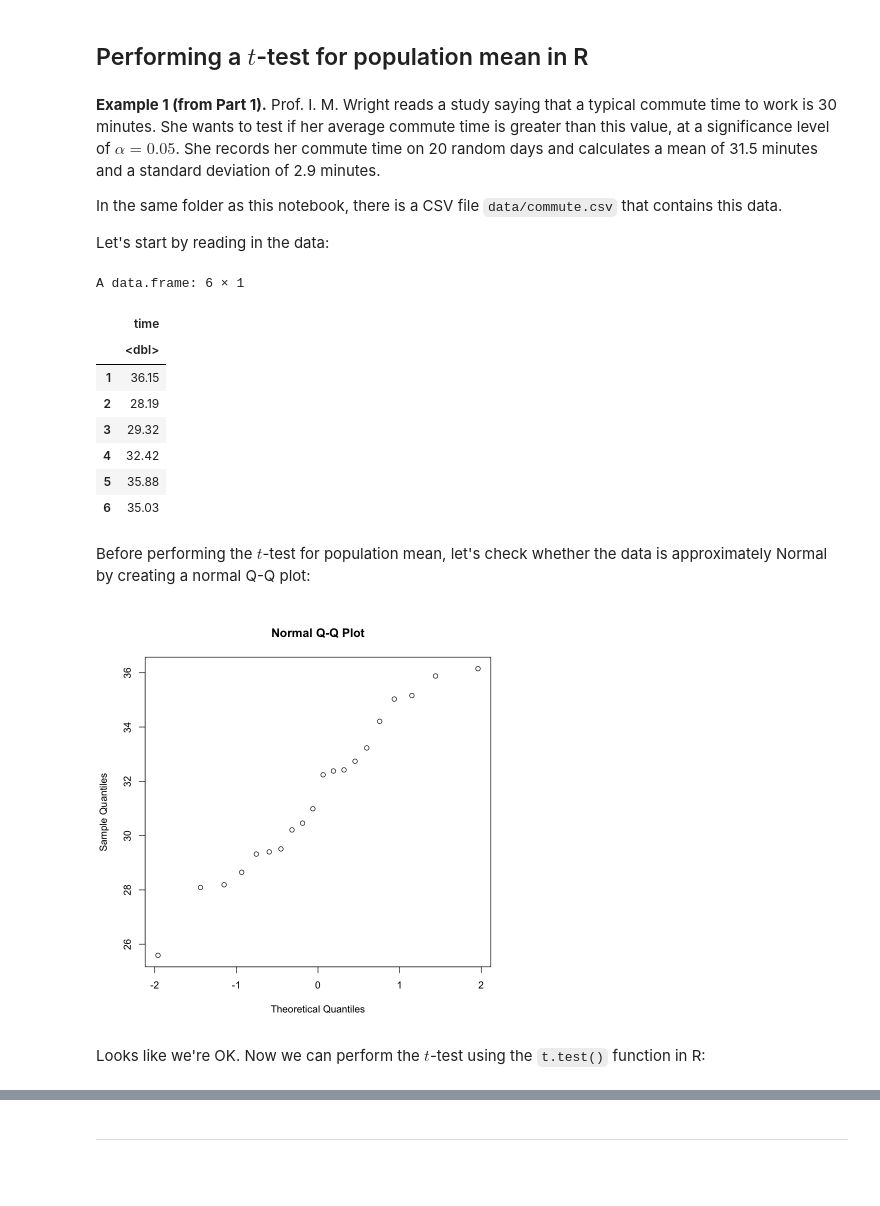
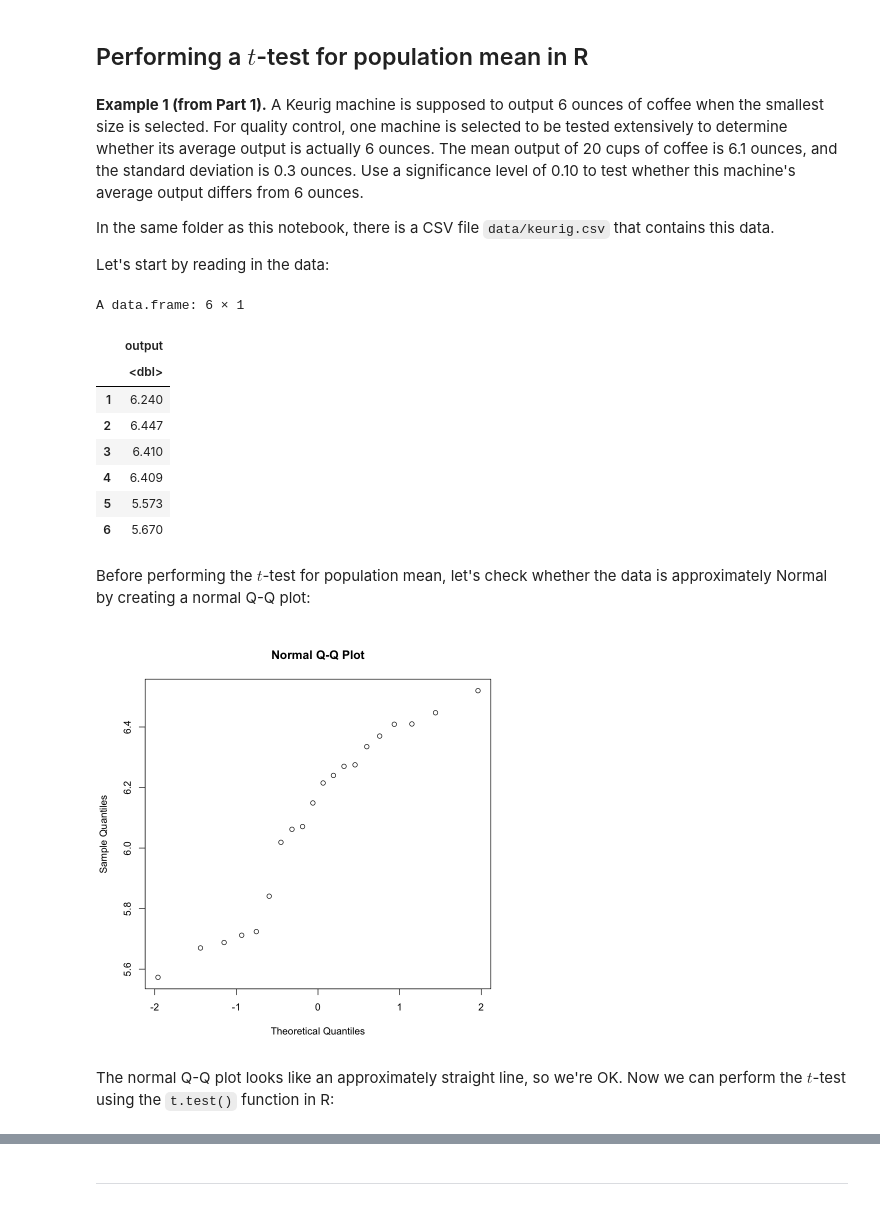
Before and after one commit to uhan-sm339/lesson-hypothesis-testing, a Jupyter notebook: Lesson 04 Hypothesis Testing Part 2.ipynb, the cells around one changed output, grey strips where cells are left out. Saved outputs shown, nothing was run; the diff lists cells and outputs as text; code cells hidden in the pictures; blank space fills up the shorter version.

Commit message:
Change Example 1, minor edits

```diff
--- a/Lesson 04 Hypothesis Testing Part 2.ipynb
+++ b/Lesson 04 Hypothesis Testing Part 2.ipynb
@@ -5,33 +5,37 @@
 # %% [markdown]
 ## Performing a $t$-test for population mean in R
 # %% [markdown]
-__Example 1 (from Part 1).__ Prof. I. M. Wright reads a study saying that a typical commute time to work is 30 minutes. She wants to test if her average commute time is greater than this value, at a significance level of $\alpha = 0.05$. She records her commute time on 20 random days and calculates a mean of 31.5 minutes and a standard deviation of 2.9 minutes.
+__Example 1 (from Part 1).__
+A Keurig machine is supposed to output 6 ounces of coffee when the smallest size is selected.
+For quality control, one machine is selected to be tested extensively to determine whether its average output is actually 6 ounces.
+The mean output of 20 cups of coffee is 6.1 ounces, and the standard deviation is 0.3 ounces.
+Use a significance level of 0.10 to test whether this machine's average output differs from 6 ounces.
 
-In the same folder as this notebook, there is a CSV file `data/commute.csv` that contains this data.
+In the same folder as this notebook, there is a CSV file `data/keurig.csv` that contains this data.
 
 Let's start by reading in the data:
 # %%
-commute <- read.table('data/commute.csv', header=TRUE, sep=',')
+Keurig <- read.table('data/keurig.csv', header=TRUE, sep=',')
 
-head(commute)
+head(Keurig)
 # %% [output]
 A data.frame: 6 × 1
-|  | time |
+|  | output |
 |  | <dbl> |
-| 1 | 36.15 |
-| 2 | 28.19 |
-| 3 | 29.32 |
-| 4 | 32.42 |
-| 5 | 35.88 |
-| 6 | 35.03 |
+| 1 | 6.240 |
+| 2 | 6.447 |
+| 3 | 6.410 |
+| 4 | 6.409 |
+| 5 | 5.573 |
+| 6 | 5.670 |
 # %% [markdown]
 Before performing the $t$-test for population mean, let's check whether the data is approximately Normal by creating a normal Q-Q plot:
 # %%
 # Solution
-qqnorm(commute$time)
+qqnorm(Keurig$output)
 # %% [output]
-[figure, old version]
+[figure, new version]
 # %% [markdown]
-Looks like we're OK. Now we can perform the $t$-test using the `t.test()` function in R:
+The normal Q-Q plot looks like an approximately straight line, so we're OK. Now we can perform the $t$-test using the `t.test()` function in R:
 # %%
 # Solution
```
Also changed, not shown: parts of 4 cells of this notebook, 2 other files.
